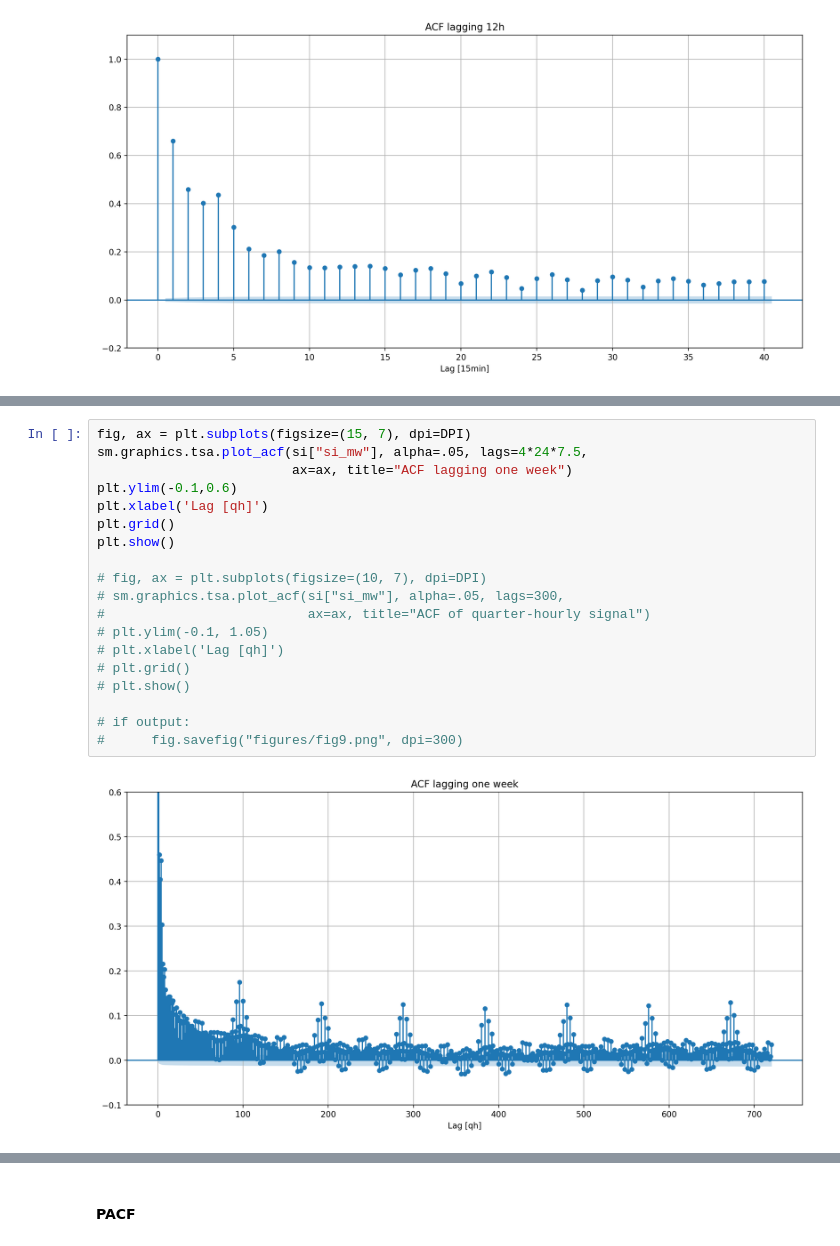
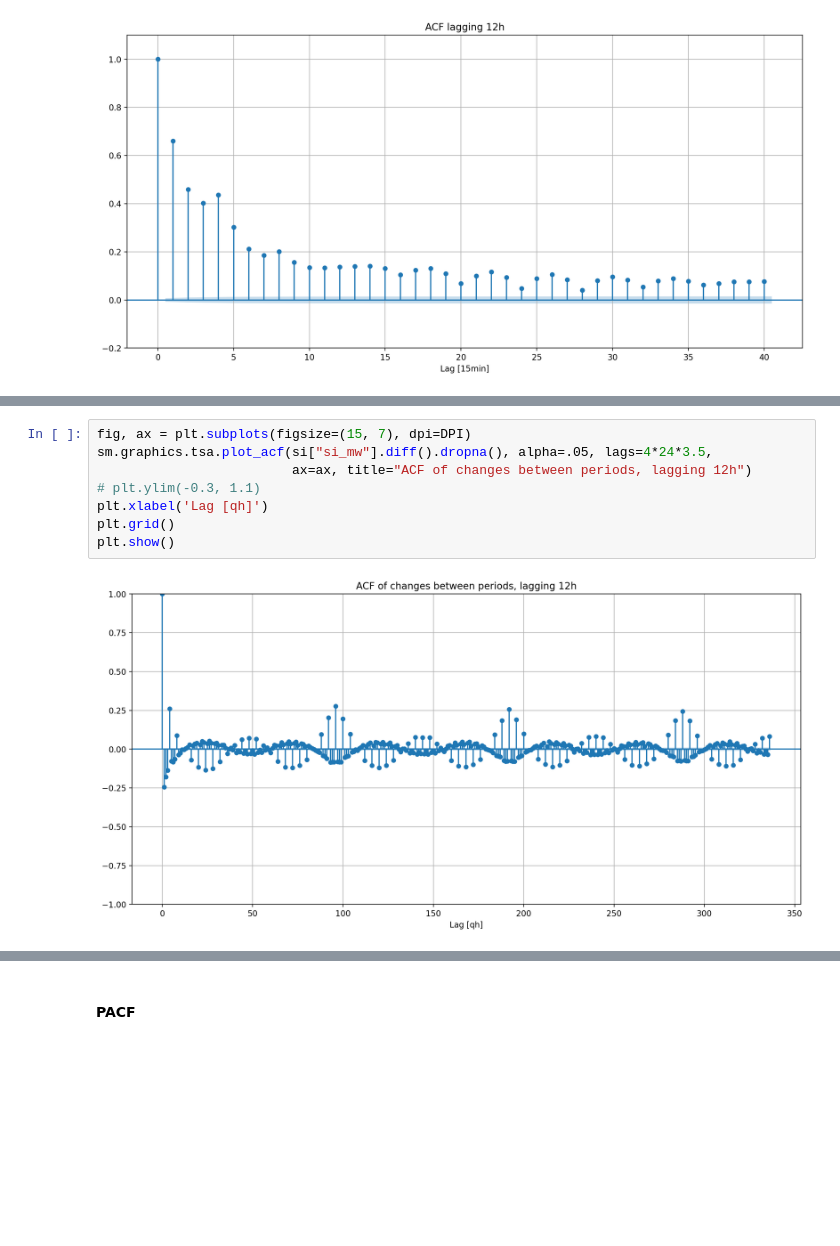
Before and after one commit to tomasurdiales/System_Imbalance_Forecasting, a Jupyter notebook: Feature_Exploration.ipynb, the cells around one changed output, grey strips where cells are left out. Drawn from its saved outputs; the diff is of its cells as text; blank space fills up the shorter version.

```diff
--- a/Feature_Exploration.ipynb
+++ b/Feature_Exploration.ipynb
@@ -300,21 +419,10 @@ plt.show()
 # %%
 fig, ax = plt.subplots(figsize=(15, 7), dpi=DPI)
-sm.graphics.tsa.plot_acf(si["si_mw"], alpha=.05, lags=4*24*7.5,
-                         ax=ax, title="ACF lagging one week")
-plt.ylim(-0.1,0.6)
+sm.graphics.tsa.plot_acf(si["si_mw"].diff().dropna(), alpha=.05, lags=4*24*3.5,
+                         ax=ax, title="ACF of changes between periods, lagging 12h")
+# plt.ylim(-0.3, 1.1)
 plt.xlabel('Lag [qh]')
 plt.grid()
 plt.show()
-
-# fig, ax = plt.subplots(figsize=(10, 7), dpi=DPI)
-# sm.graphics.tsa.plot_acf(si["si_mw"], alpha=.05, lags=300,
-#                          ax=ax, title="ACF of quarter-hourly signal")
-# plt.ylim(-0.1, 1.05)
-# plt.xlabel('Lag [qh]')
-# plt.grid()
-# plt.show()
-
-# if output:
-#      fig.savefig("figures/fig9.png", dpi=300)
 # %% [output]
-[figure, old version]
+[figure, new version]
```
Also changed, not shown: parts of 22 cells of this notebook, 5 other files.
